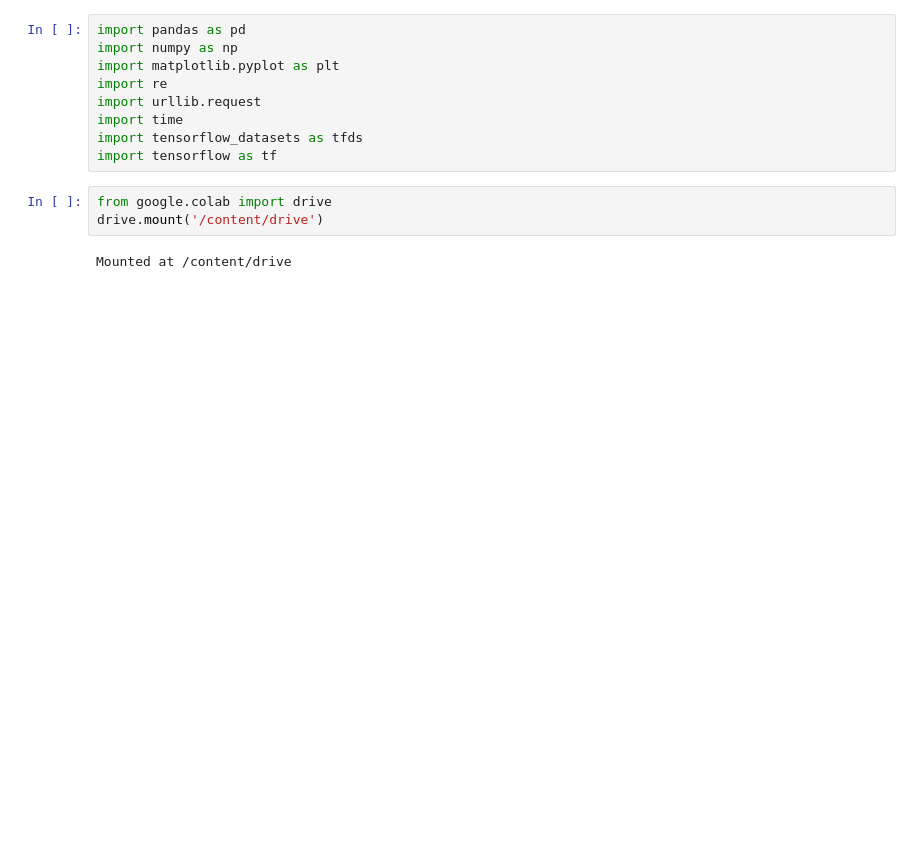
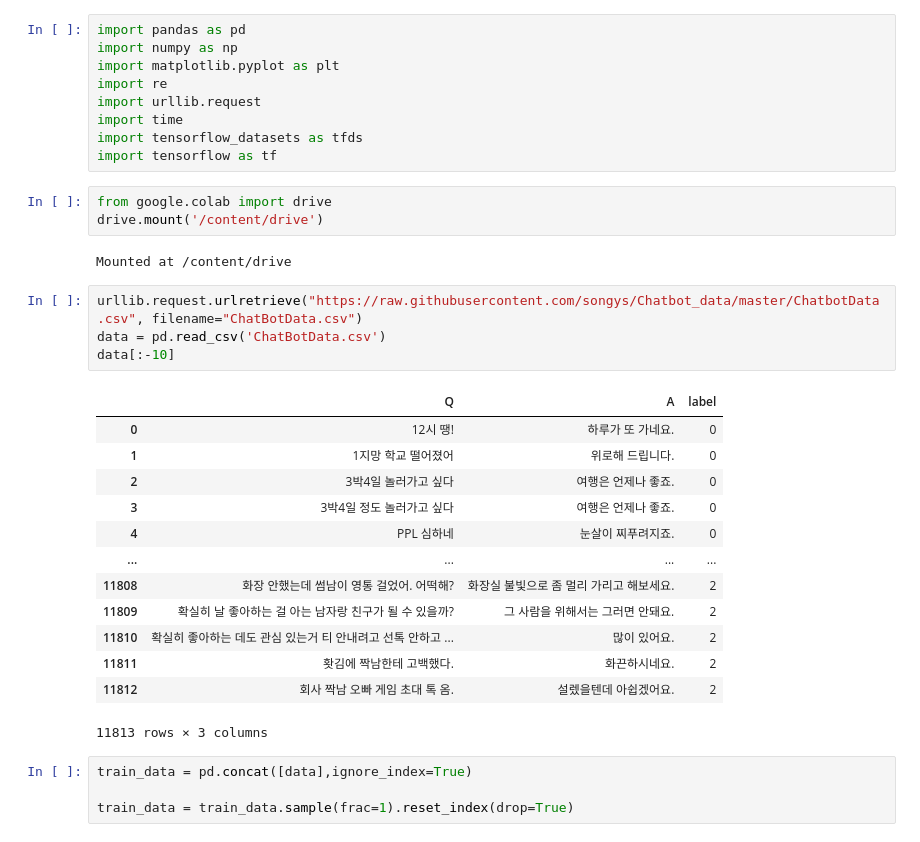
Before and after one commit to ParkEunHyeok/AI_Study, a Jupyter notebook: Kermit_V2/Transformer_Chatbot.ipynb, the cells around one changed output. Drawn from its saved outputs; the diff is of its cells as text; blank space fills up the shorter version.

```diff
--- a/Kermit_V2/Transformer_Chatbot.ipynb
+++ b/Kermit_V2/Transformer_Chatbot.ipynb
@@ -14,3 +14,25 @@ from google.colab import drive
 drive.mount('/content/drive')
 # %% [output]
 Mounted at /content/drive
+# %%
+urllib.request.urlretrieve("https://raw.githubusercontent.com/songys/Chatbot_data/master/ChatbotData.csv", filename="ChatBotData.csv")
+data = pd.read_csv('ChatBotData.csv')
+data[:-10]
+# %% [output]
+|  | Q | A | label |
+| 0 | 12시 땡! | 하루가 또 가네요. | 0 |
+| 1 | 1지망 학교 떨어졌어 | 위로해 드립니다. | 0 |
+| 2 | 3박4일 놀러가고 싶다 | 여행은 언제나 좋죠. | 0 |
+| 3 | 3박4일 정도 놀러가고 싶다 | 여행은 언제나 좋죠. | 0 |
+| 4 | PPL 심하네 | 눈살이 찌푸려지죠. | 0 |
+| ... | ... | ... | ... |
+| 11808 | 화장 안했는데 썸남이 영통 걸었어. 어떡해? | 화장실 불빛으로 좀 멀리 가리고 해보세요. | 2 |
+| 11809 | 확실히 날 좋아하는 걸 아는 남자랑 친구가 될 수 있을까? | 그 사람을 위해서는 그러면 안돼요. | 2 |
+| 11810 | 확실히 좋아하는 데도 관심 있는거 티 안내려고 선톡 안하고 ... | 많이 있어요. | 2 |
+| 11811 | 홧김에 짝남한테 고백했다. | 화끈하시네요. | 2 |
+| 11812 | 회사 짝남 오빠 게임 초대 톡 옴. | 설렜을텐데 아쉽겠어요. | 2 |
+11813 rows × 3 columns
+# %%
+train_data = pd.concat([data],ignore_index=True)
+
+train_data = train_data.sample(frac=1).reset_index(drop=True)
```
Also changed, not shown: parts of 20 cells of this notebook.
